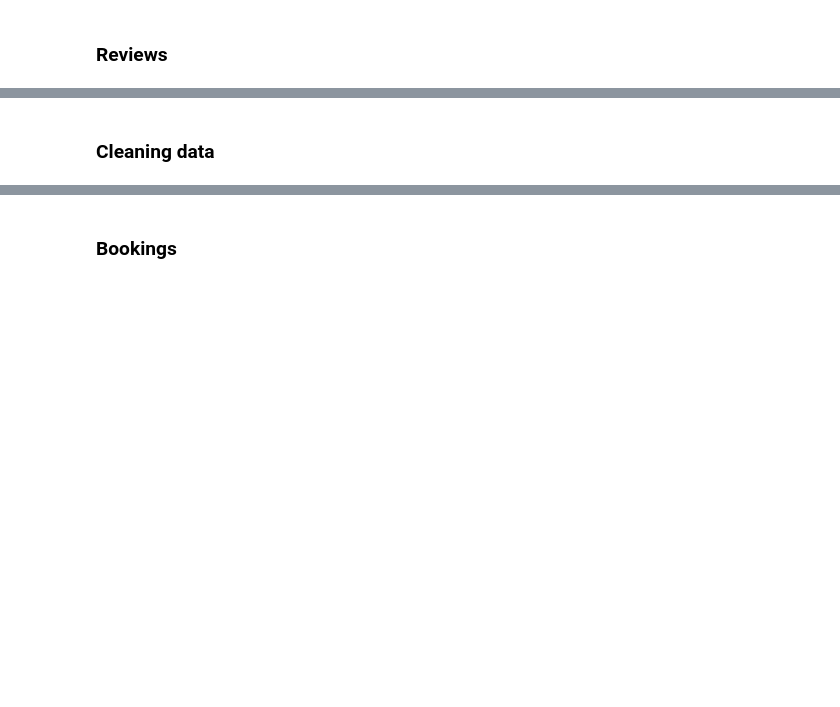
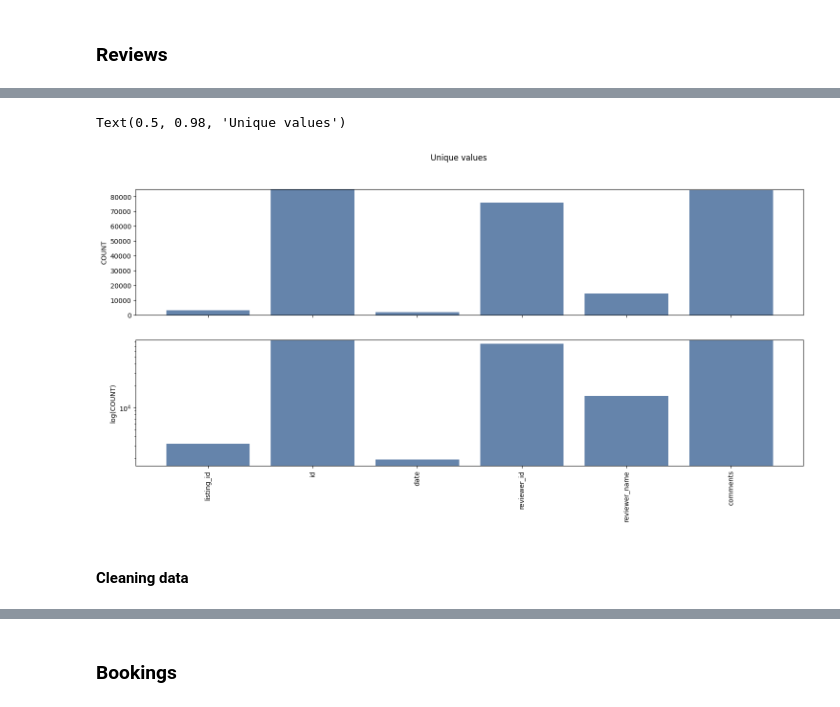
Before and after one commit to hqmG/airbnb, a Jupyter notebook: notebooks/project.ipynb, the cells around one changed output, grey strips where cells are left out. Saved outputs shown, nothing was run; the diff lists cells and outputs as text; code cells hidden in the pictures; blank space fills up the shorter version.

```diff
--- a/notebooks/project.ipynb
+++ b/notebooks/project.ipynb
@@ -284,11 +187,14 @@ figure.suptitle('Missing values')
 # %%
 # Unique values
 unique_values = reviews.nunique()
 
 # Barplot
-figure, axes = barplot(unique_values, max_features=reviews.shape[1])
+figure, axes = barplot(unique_values, reviews.shape[1], True)
 for axis in axes:
     axis.set_ylim(0, reviews.shape[0])
 figure.suptitle('Unique values')
+# %% [output]
+Text(0.5, 0.98, 'Unique values')
+[figure, added]
 # %% [markdown]
-### Cleaning data
+#### Cleaning data
```
Also changed, not shown: parts of 38 cells of this notebook.
